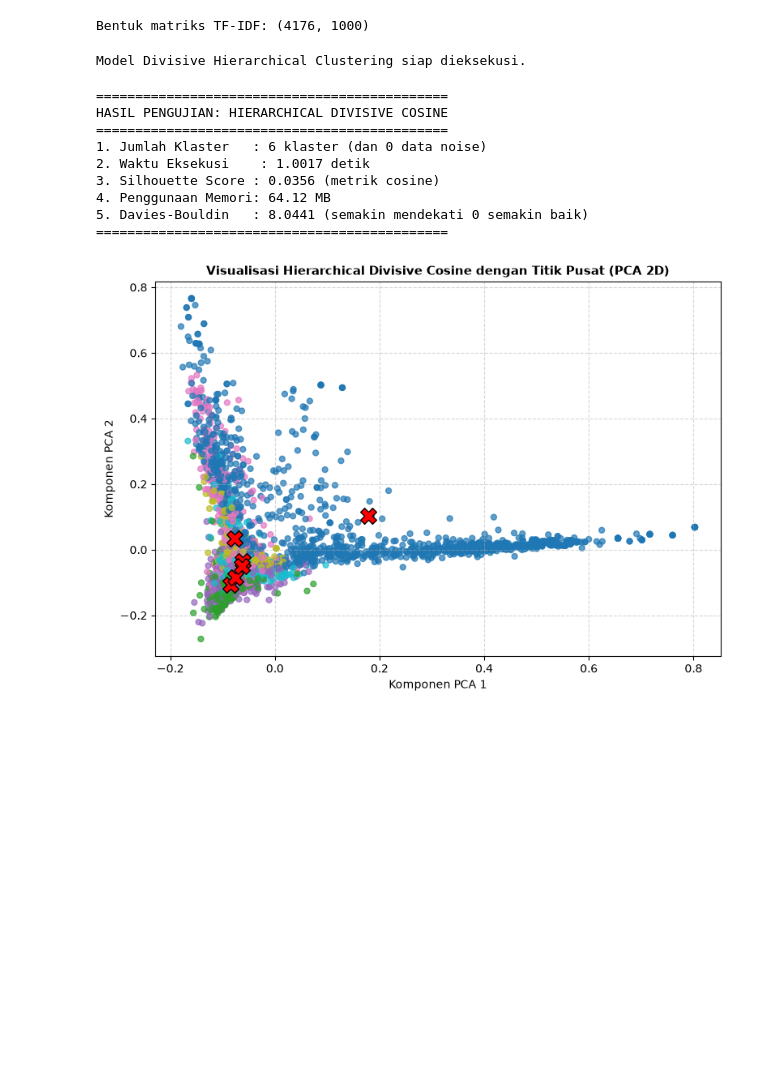
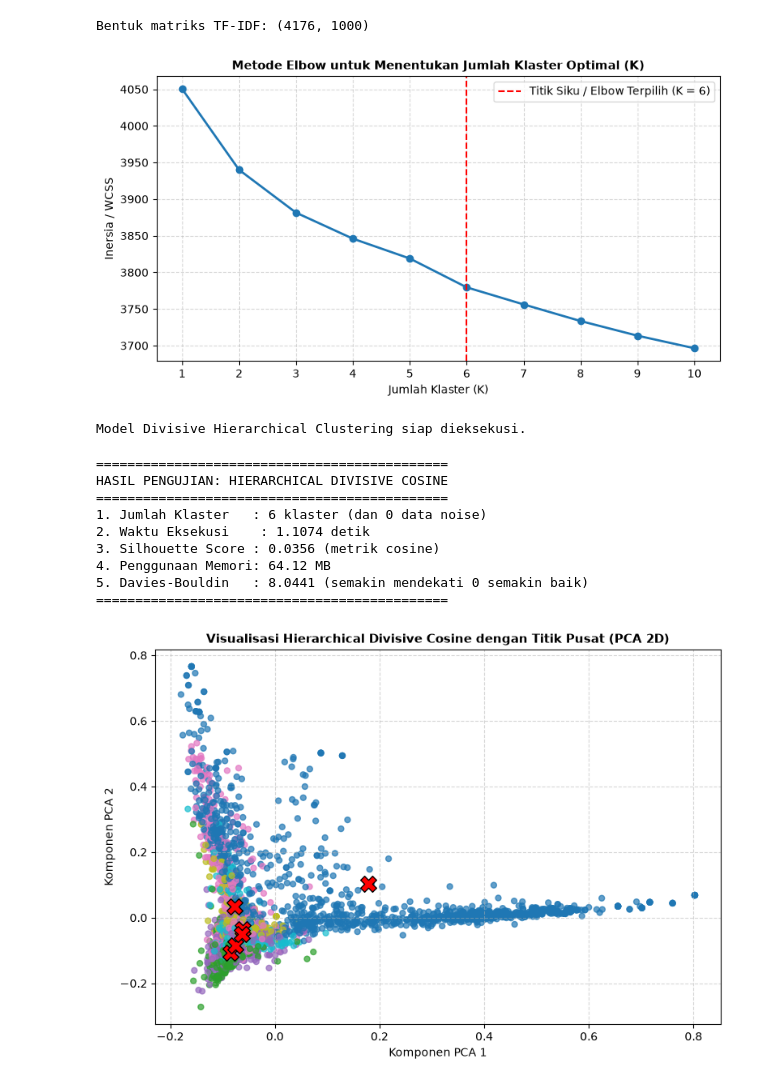
Before and after one commit to M-Aqilaz/HoaxCheckML, a Jupyter notebook: BahanUTS/Hierarchical_Divisive_Cosine.ipynb, the cells around one changed output. Saved outputs shown, nothing was run; the diff lists cells and outputs as text; code cells hidden in the pictures; blank space fills up the shorter version.

```diff
--- a/BahanUTS/Hierarchical_Divisive_Cosine.ipynb
+++ b/BahanUTS/Hierarchical_Divisive_Cosine.ipynb
@@ -31,6 +31,30 @@ X = tfidf.fit_transform(df['teks']).toarray()
 print("Bentuk matriks TF-IDF:", X.shape)
 # %% [output]
 Bentuk matriks TF-IDF: (4176, 1000)
+# %%
+# Penentuan Jumlah Klaster Optimal dengan Metode Elbow
+from sklearn.cluster import KMeans
+
+wcss = []
+K = range(1, 11)
+for k in K:
+    kmeans = KMeans(n_clusters=k, random_state=42, n_init=5)
+    kmeans.fit(X)
+    wcss.append(kmeans.inertia_)
+
+plt.figure(figsize=(8, 4.5))
+plt.plot(K, wcss, marker='o', color='#1f77b4', linewidth=2, markersize=6)
+plt.title('Metode Elbow untuk Menentukan Jumlah Klaster Optimal (K)', fontsize=11, fontweight='bold')
+plt.xlabel('Jumlah Klaster (K)')
+plt.ylabel('Inersia / WCSS')
+plt.xticks(list(K))
+plt.axvline(x=6, color='red', linestyle='--', label='Titik Siku / Elbow Terpilih (K = 6)')
+plt.legend()
+plt.grid(True, linestyle='--', alpha=0.5)
+plt.tight_layout()
+plt.show()
+# %% [output]
+[figure, added]
 # %%
 # Algoritma Divisive Hierarchical Clustering (Top-Down Bisection)
 class DivisiveHierarchicalClustering:
@@ -118,7 +142,7 @@ print("=" * 45)
 HASIL PENGUJIAN: HIERARCHICAL DIVISIVE COSINE
 =============================================
 1. Jumlah Klaster   : 6 klaster (dan 0 data noise)
-2. Waktu Eksekusi    : 1.0017 detik
+2. Waktu Eksekusi    : 1.1074 detik
 3. Silhouette Score : 0.0356 (metrik cosine)
 4. Penggunaan Memori: 64.12 MB
 5. Davies-Bouldin   : 8.0441 (semakin mendekati 0 semakin baik)
```
Also changed, not shown: 6 other files.
